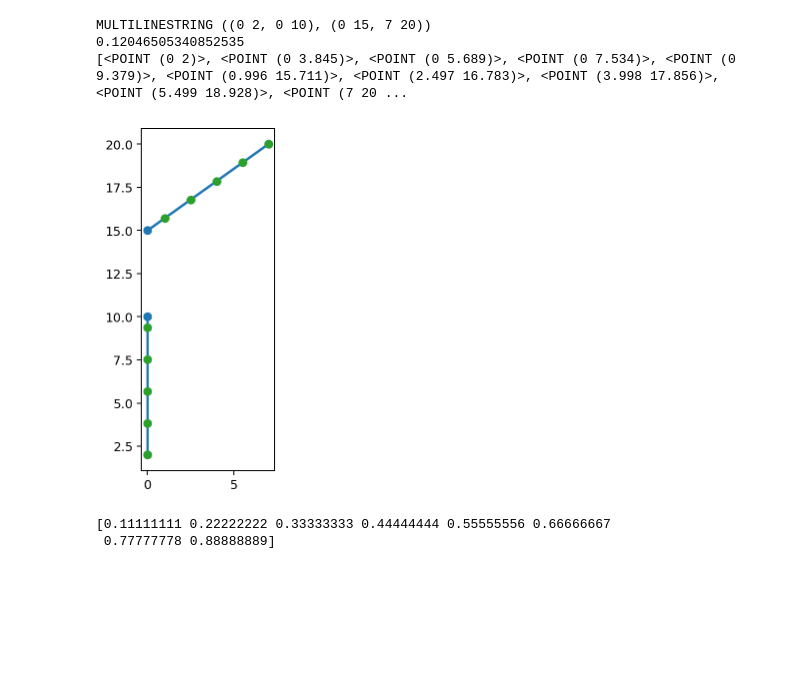
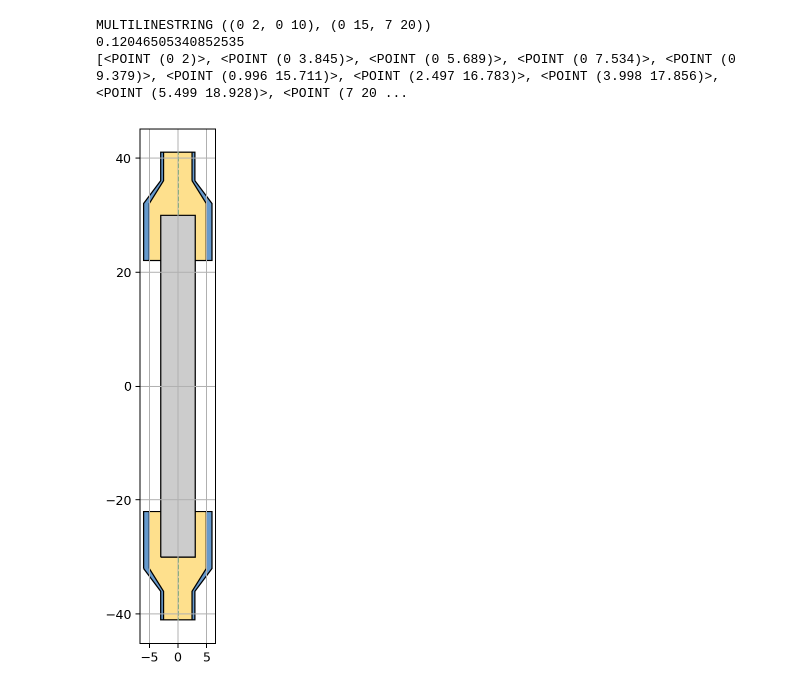
Before and after one commit to eeroqlab/zeroheliumkit, a Jupyter notebook: dev/anchors_test.ipynb, the cells around one changed output. Saved outputs shown, nothing was run; the diff lists cells and outputs as text; code cells hidden in the pictures; blank space fills up the shorter version.

```diff
--- a/dev/anchors_test.ipynb
+++ b/dev/anchors_test.ipynb
@@ -257,19 +210,32 @@ print(pts)
 MULTILINESTRING ((0 2, 0 10), (0 15, 7 20))
 0.12046505340852535
 [<POINT (0 2)>, <POINT (0 3.845)>, <POINT (0 5.689)>, <POINT (0 7.534)>, <POINT (0 9.379)>, <POINT (0.996 15.711)>, <POINT (2.497 16.783)>, <POINT (3.998 17.856)>, <POINT (5.499 18.928)>, <POINT (7 20 ...
-# %%
-
-fig = plt.figure(1, figsize=SIZE, dpi=90)
-ax = fig.add_subplot(111)
-plot_line(line, ax=ax)
-plot_points(MultiPoint(pts), ax=ax, color="C2")
-plt.gca().set_aspect('equal')
-plt.show()
-# %% [output]
-[figure, removed]
-# %%
-tt = np.linspace(0, 1, num=10)
-print(tt[1:-1])
-# %% [output]
-[0.11111111 0.22222222 0.33333333 0.44444444 0.55555556 0.66666667
- 0.77777778 0.88888889]
+# %%
+airb = {"w":6, "ol":2, "g":1, "l":60}
+
+ab_opening = airb["w"] + airb["ol"]
+ab_pad = ab_opening + airb["ol"]
+
+ab = Taper(length = 4,
+           layers = {"top": (12, 5 + airb["g"]),
+                     "bottom": (10, 5)},
+           alabel=("a1", "a2"))
+ab.get_anchor("a1").move(xoff=6)
+ab.get_anchor("a2").move(xoff=-2)
+ab.moveby_snap(anchor="a1", to_point=(0,0))
+ab.add_layer("open", Square(ab_opening))
+ab.add_layer("air", affinity.translate(Rectangle(airb["l"]/2, airb["w"]), -airb["l"]/4 + airb["ol"]))
+ab.rotate(90)
+ab.moveby(xy=(0, airb["l"]/2 - airb["ol"]))
+ab.mirror(aroundaxis="x", update_labels=True, keep_original=True)
+ab.remove_anchor(["a1", "a2", "a1_m", "a2_m"])
+
+fig = plt.figure(1, figsize=SIZE_L, dpi=90)
+ax = fig.add_subplot(111)
+ab.plot(ax=ax, layer=["top", "bottom", "anchorsmod", "skeletone", "air"], color=colorlist, draw_direction=True)
+#plot_polygon(airbridge.open, ax=ax, add_points=False, facecolor=None, edgecolor=RED, ls="-", lw=2)
+plt.grid()
+plt.gca().set_aspect('equal')
+plt.show()
+# %% [output]
+[figure, added]
```
Also changed, not shown: parts of 5 cells of this notebook, 1 other file.
